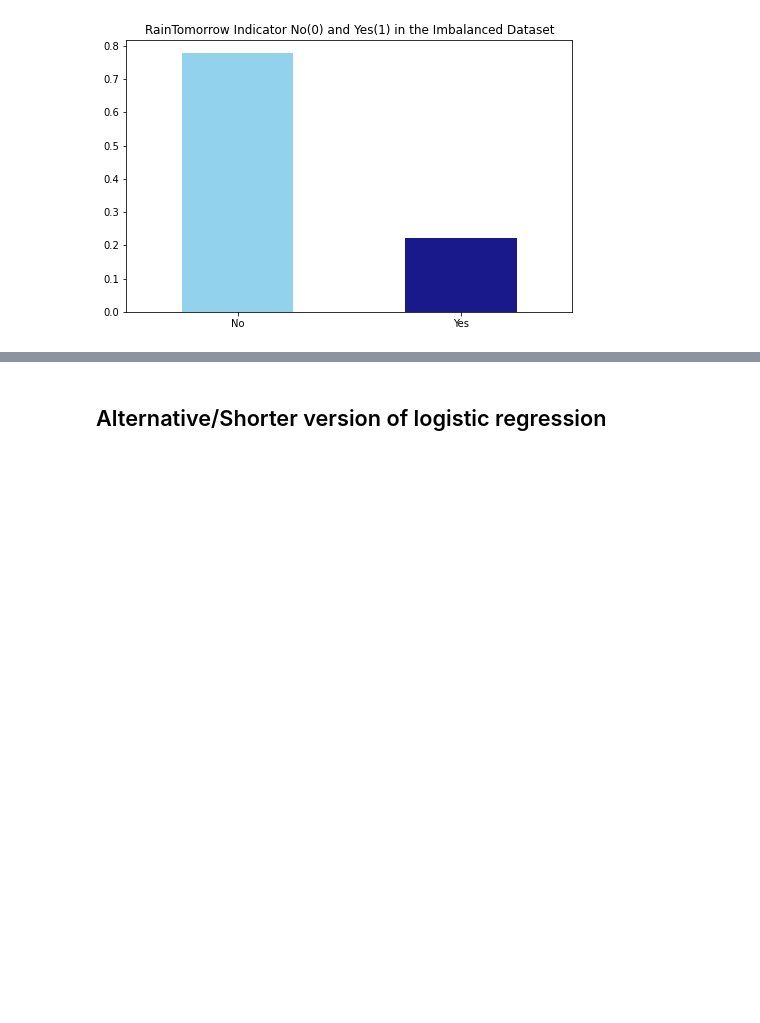
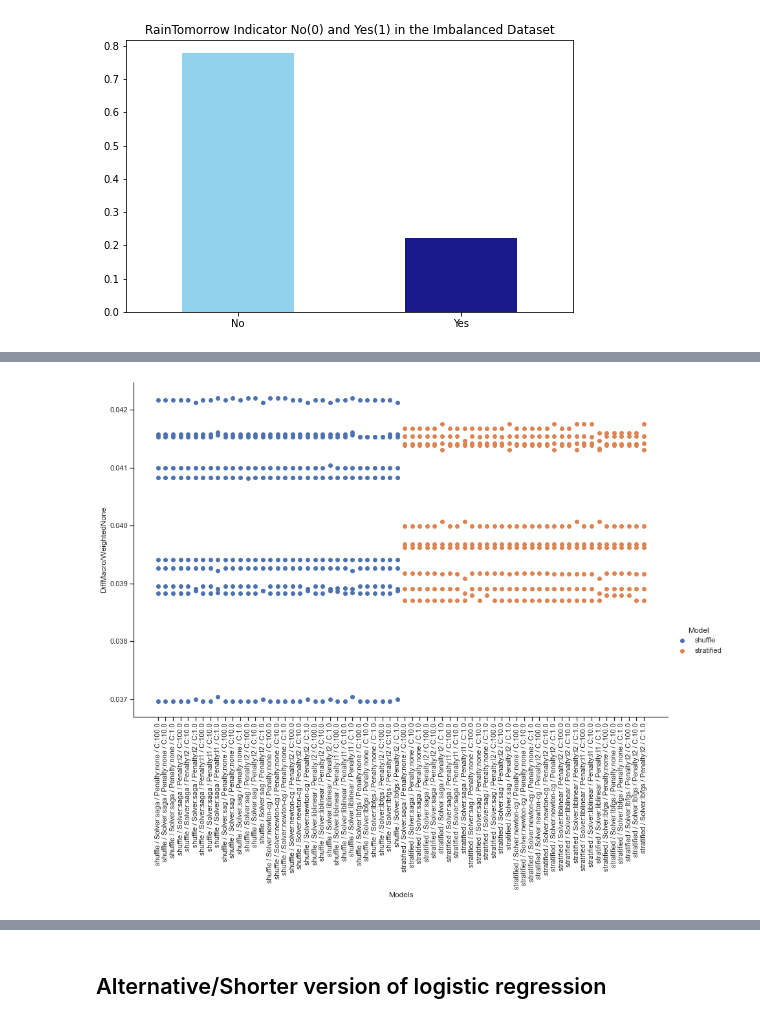
Before and after one commit to ravisiv/AussieWeatherEDA, a Jupyter notebook: MiniLab_Group3_Chowdhury_Mittal_Srivastava_Sivaraman.ipynb, the cells around one changed output, grey strips where cells are left out. Cells and saved outputs as stored; diff of their text form; code cells hidden in the pictures; blank space fills up the shorter version.

```diff
--- a/MiniLab_Group3_Chowdhury_Mittal_Srivastava_Sivaraman.ipynb
+++ b/MiniLab_Group3_Chowdhury_Mittal_Srivastava_Sivaraman.ipynb
@@ -497,3 +629,12 @@ draw_scatter(df=model_perf_df, x='Models', y='AccuracyNone')
+# %%
+cv_type = ['shuffle', 'stratified']
+fg = seaborn.FacetGrid(data=model_perf_df, hue='Model', hue_order=cv_type, height=8, aspect=1.61)
+fg.map(pyplot.scatter, 'Models', 'DiffMacro/WeightedNone').add_legend()
+
+for i, ax in enumerate(fg.fig.axes):   ## getting all axes of the fig object
+     ax.set_xticklabels(ax.get_xticklabels(), rotation = 90)
+# %% [output]
+[figure, added]
 # %%
 order = model_perf_df['Models'].unique()
 model_perf_df['Models'] = pd.Categorical(model_perf_df['Models'], order)
```
Also changed, not shown: parts of 35 cells of this notebook.
